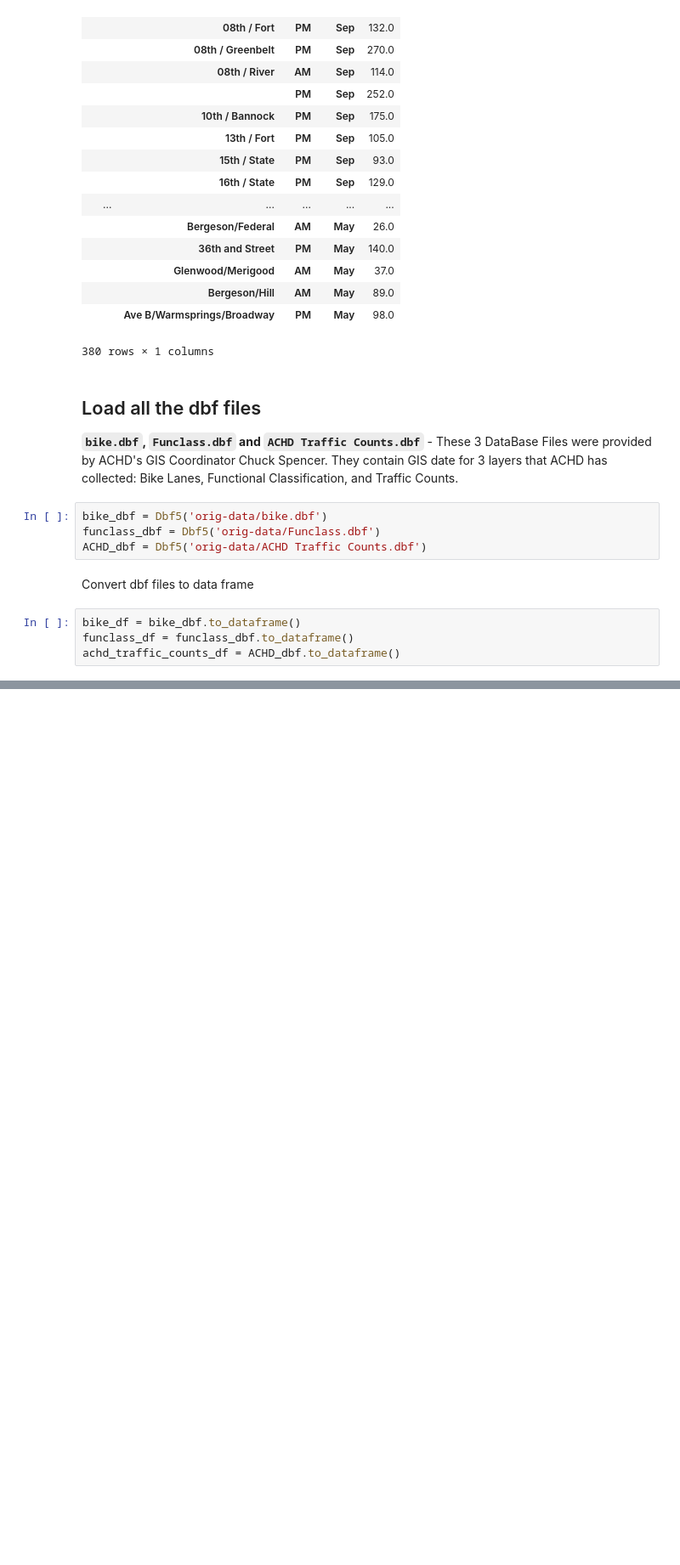
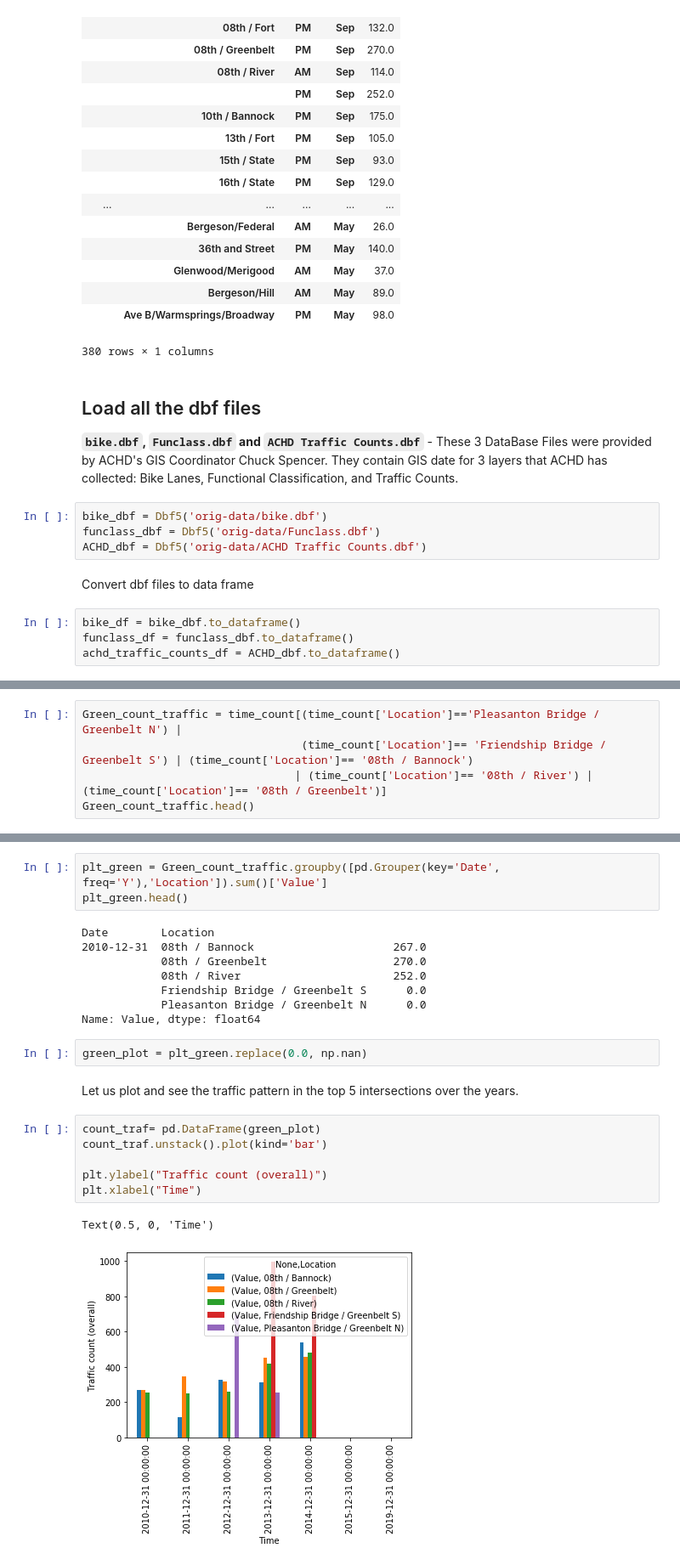
Before and after one commit to mikestefancic/TVCA, a Jupyter notebook: 02-tvca-explore.ipynb, the cells around one changed output, grey strips where cells are left out. Shown at 85% size. Saved outputs shown, nothing was run; the diff lists cells and outputs as text; blank space fills up the shorter version.

```diff
--- a/02-tvca-explore.ipynb
+++ b/02-tvca-explore.ipynb
@@ -292,0 +422,5 @@ achd_traffic_counts_df = ACHD_dbf.to_dataframe()
+# %%
+Green_count_traffic = time_count[(time_count['Location']=='Pleasanton Bridge / Greenbelt N') |
+                                 (time_count['Location']== 'Friendship Bridge / Greenbelt S') | (time_count['Location']== '08th / Bannock')
+                                | (time_count['Location']== '08th / River') | (time_count['Location']== '08th / Greenbelt')]
+Green_count_traffic.head()
@@ -292,0 +434,24 @@ achd_traffic_counts_df = ACHD_dbf.to_dataframe()
+# %%
+plt_green = Green_count_traffic.groupby([pd.Grouper(key='Date', freq='Y'),'Location']).sum()['Value']
+plt_green.head()
+# %% [output]
+Date        Location
+2010-12-31  08th / Bannock                     267.0
+            08th / Greenbelt                   270.0
+            08th / River                       252.0
+            Friendship Bridge / Greenbelt S      0.0
+            Pleasanton Bridge / Greenbelt N      0.0
+Name: Value, dtype: float64
+# %%
+green_plot = plt_green.replace(0.0, np.nan)
+# %% [markdown]
+Let us plot and see the traffic pattern in the top 5 intersections over the years.
+# %%
+count_traf= pd.DataFrame(green_plot)
+count_traf.unstack().plot(kind='bar')
+
+plt.ylabel("Traffic count (overall)")
+plt.xlabel("Time")
+# %% [output]
+Text(0.5, 0, 'Time')
+[figure, added]
```
Also changed, not shown: parts of 22 cells of this notebook, 15 other files.
